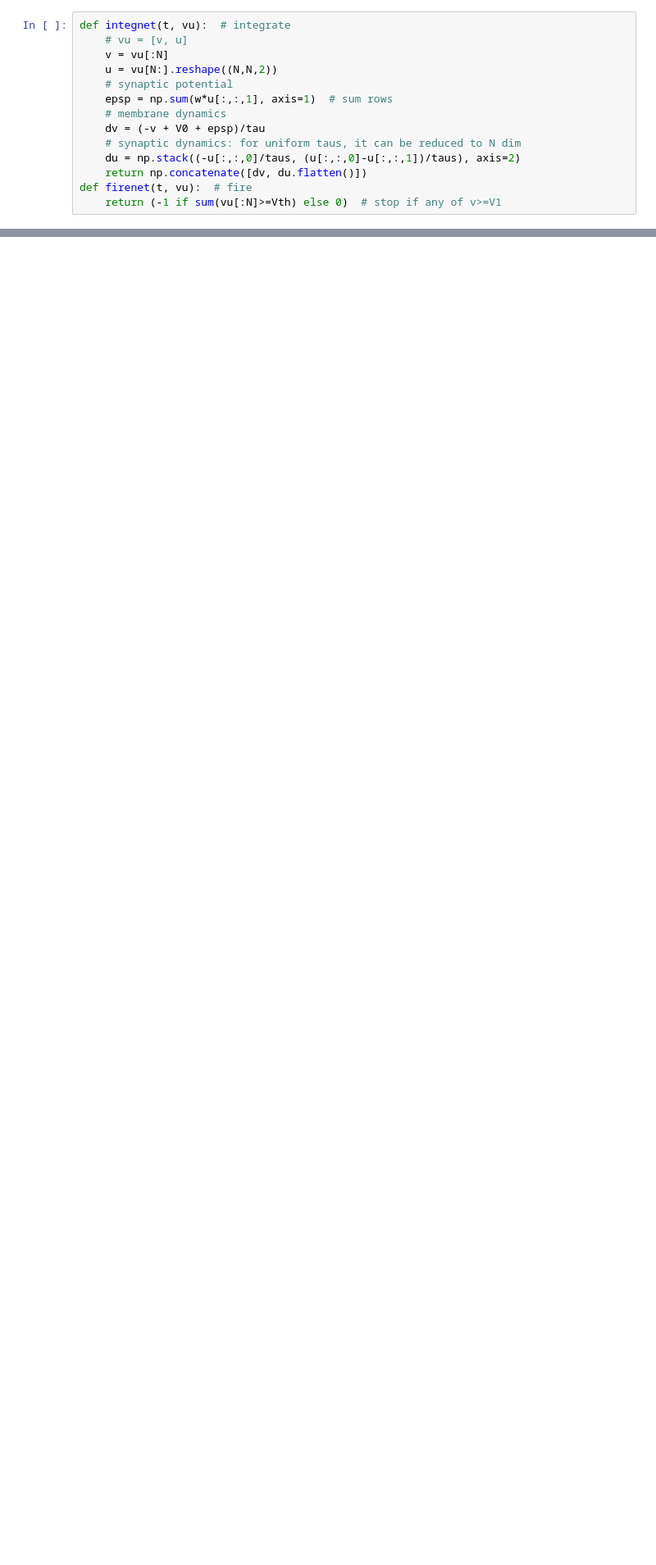
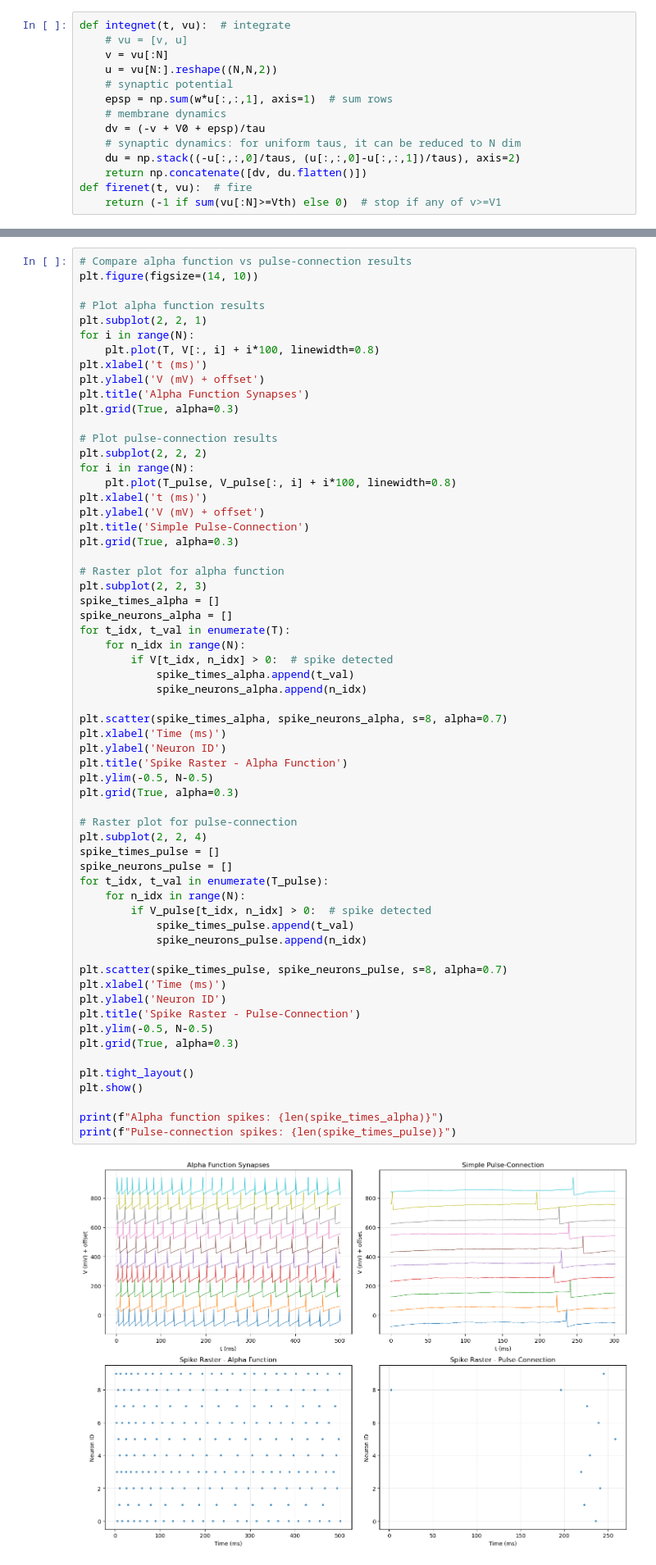
Before and after one commit to bachnguyenTE/BrainComputation, a Jupyter notebook: Neurons_Exercise.ipynb, the cells around one changed output, grey strips where cells are left out. Shown: that part at 82% size. Cells and saved outputs as stored; diff of their text form; blank space fills up the shorter version.

```diff
--- a/Neurons_Exercise.ipynb
+++ b/Neurons_Exercise.ipynb
@@ -169,0 +230,63 @@ plt.show()
+# %%
+# Compare alpha function vs pulse-connection results
+plt.figure(figsize=(14, 10))
+
+# Plot alpha function results
+plt.subplot(2, 2, 1)
+for i in range(N):
+    plt.plot(T, V[:, i] + i*100, linewidth=0.8)
+plt.xlabel('t (ms)')
+plt.ylabel('V (mV) + offset')
+plt.title('Alpha Function Synapses')
+plt.grid(True, alpha=0.3)
+
+# Plot pulse-connection results
+plt.subplot(2, 2, 2)
+for i in range(N):
+    plt.plot(T_pulse, V_pulse[:, i] + i*100, linewidth=0.8)
+plt.xlabel('t (ms)')
+plt.ylabel('V (mV) + offset')
+plt.title('Simple Pulse-Connection')
+plt.grid(True, alpha=0.3)
+
+# Raster plot for alpha function
+plt.subplot(2, 2, 3)
+spike_times_alpha = []
+spike_neurons_alpha = []
+for t_idx, t_val in enumerate(T):
+    for n_idx in range(N):
+        if V[t_idx, n_idx] > 0:  # spike detected
+            spike_times_alpha.append(t_val)
+            spike_neurons_alpha.append(n_idx)
+
+plt.scatter(spike_times_alpha, spike_neurons_alpha, s=8, alpha=0.7)
+plt.xlabel('Time (ms)')
+plt.ylabel('Neuron ID')
+plt.title('Spike Raster - Alpha Function')
+plt.ylim(-0.5, N-0.5)
+plt.grid(True, alpha=0.3)
+
+# Raster plot for pulse-connection
+plt.subplot(2, 2, 4)
+spike_times_pulse = []
+spike_neurons_pulse = []
+for t_idx, t_val in enumerate(T_pulse):
+    for n_idx in range(N):
+        if V_pulse[t_idx, n_idx] > 0:  # spike detected
+            spike_times_pulse.append(t_val)
+            spike_neurons_pulse.append(n_idx)
+
+plt.scatter(spike_times_pulse, spike_neurons_pulse, s=8, alpha=0.7)
+plt.xlabel('Time (ms)')
+plt.ylabel('Neuron ID')
+plt.title('Spike Raster - Pulse-Connection')
+plt.ylim(-0.5, N-0.5)
+plt.grid(True, alpha=0.3)
+
+plt.tight_layout()
+plt.show()
+
+print(f"Alpha function spikes: {len(spike_times_alpha)}")
+print(f"Pulse-connection spikes: {len(spike_times_pulse)}")
+# %% [output]
+[figure, added]
```
Also changed, not shown: parts of 11 cells of this notebook, 2 other files.
